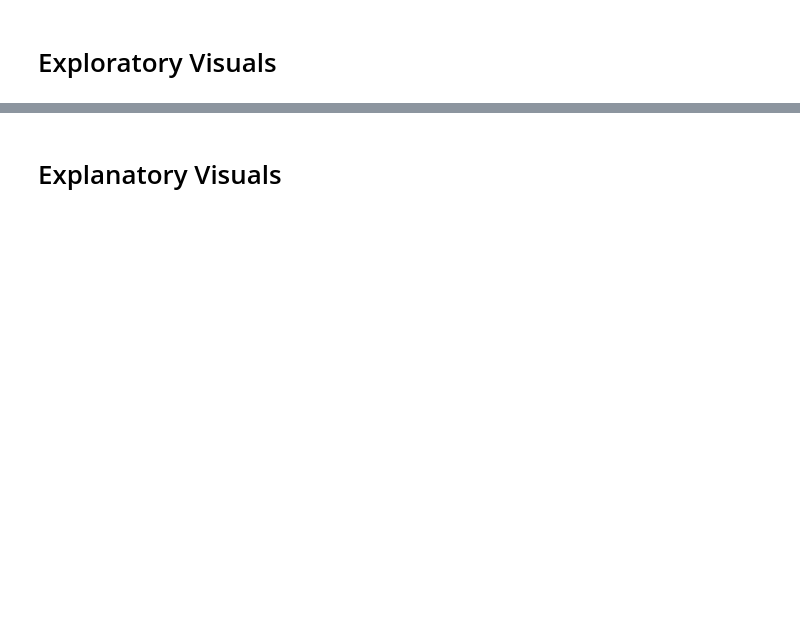
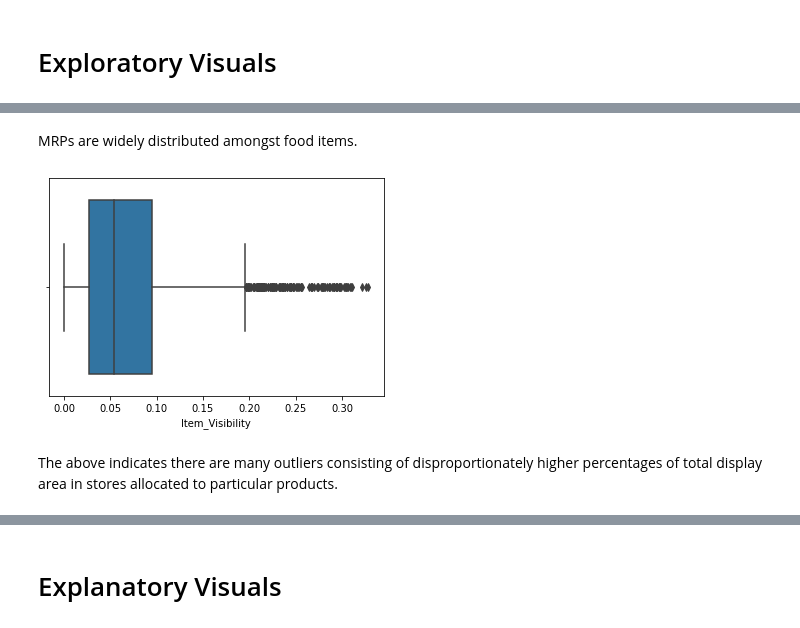
Before and after one commit to Numann-Malik/Food-Sales-Predictions, a Jupyter notebook: Food_Sales_Predictions.ipynb, the cells around one changed output, grey strips where cells are left out. Cells and saved outputs as stored; diff of their text form; code cells hidden in the pictures; blank space fills up the shorter version.

```diff
--- a/Food_Sales_Predictions.ipynb
+++ b/Food_Sales_Predictions.ipynb
@@ -247,0 +228,8 @@ df['Item_Outlet_Sales'].mean() # Average Item Outlet Sales
+# %% [markdown]
+MRPs are widely distributed amongst food items.
+# %%
+sns.boxplot(data=df, x='Item_Visibility');
+# %% [output]
+[figure, added]
+# %% [markdown]
+The above indicates there are many outliers consisting of disproportionately higher percentages of total display area in stores allocated to particular products.
```
Also changed, not shown: parts of 37 cells of this notebook.
